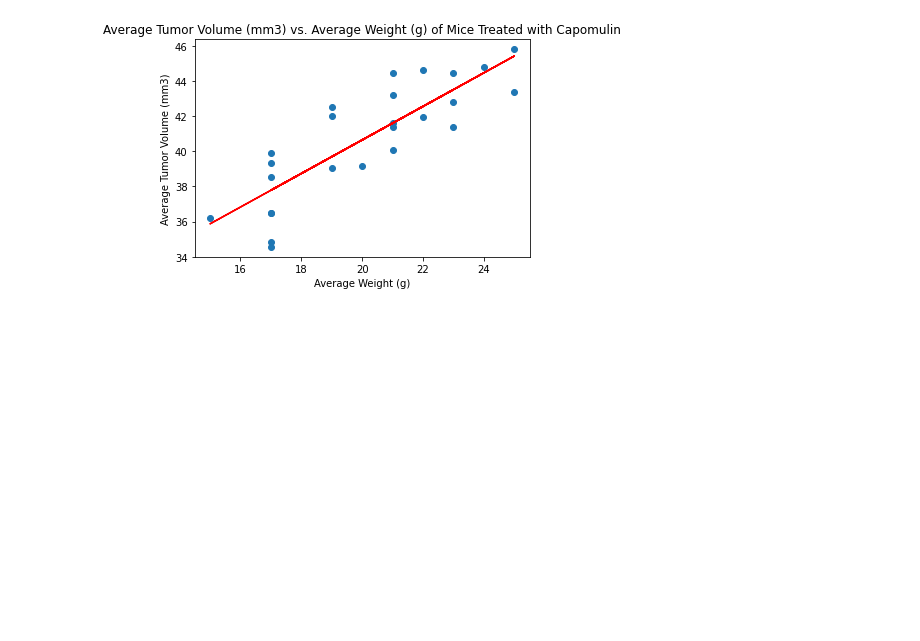
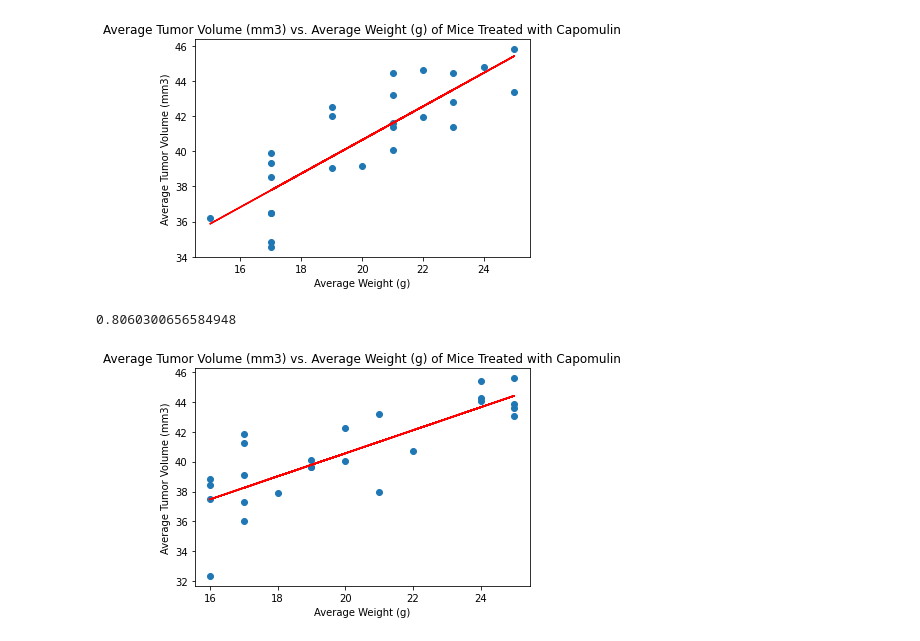
Before and after one commit to cxnoii/Pharmaceutical_Analysis, a Jupyter notebook: pymaceuticals_starter.ipynb, the cells around one changed output. Saved outputs shown, nothing was run; the diff lists cells and outputs as text; code cells hidden in the pictures; blank space fills up the shorter version.

```diff
--- a/pymaceuticals_starter.ipynb
+++ b/pymaceuticals_starter.ipynb
@@ -388,3 +388,24 @@ print(f'This suggests that there is a moderate correlation between average weigh
 The correlation coefficient has a value of 0.842
 This suggests that there is a moderate correlation between average weight and tumor volume of mice treated with Capomulin.
 [figure]
+# %%
+# repeating with ramicane mice
+ramicane_mice = clean_results_df[clean_results_df['Drug Regimen'] == 'Ramicane']
+ram_avg_volumes = ramicane_mice.groupby('Mouse ID')['Tumor Volume (mm3)'].mean()
+ram_avg_weights = ramicane_mice.groupby('Mouse ID')['Weight (g)'].mean()
+ram_avg_volumes
+ram_avg_weights
+plt.scatter(ram_avg_weights, ram_avg_volumes)
+
+
+m_ram_avg_tumor, int_ram_avg_tumor, r_ram_avg_tumor, p_ram_avg_tumor, std_ram_avg_tumor = st.linregress(ram_avg_weights, ram_avg_volumes)
+fit_ram_avg_tumor = m_ram_avg_tumor * ram_avg_weights + int_ram_avg_tumor
+plt.plot(ram_avg_weights, fit_ram_avg_tumor, color = 'red')
+
+plt.ylabel('Average Tumor Volume (mm3)')
+plt.xlabel('Average Weight (g)')
+plt.title('Average Tumor Volume (mm3) vs. Average Weight (g) of Mice Treated with Capomulin')
+print(r_ram_avg_tumor)
+# %% [output]
+0.8060300656584948
+[figure, added]
```
Also changed, not shown: parts of 1 cell of this notebook.
